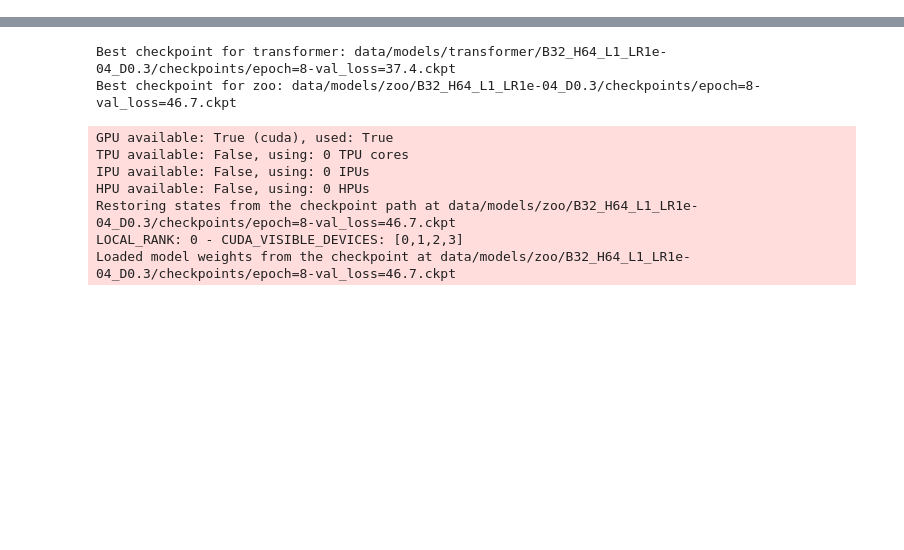
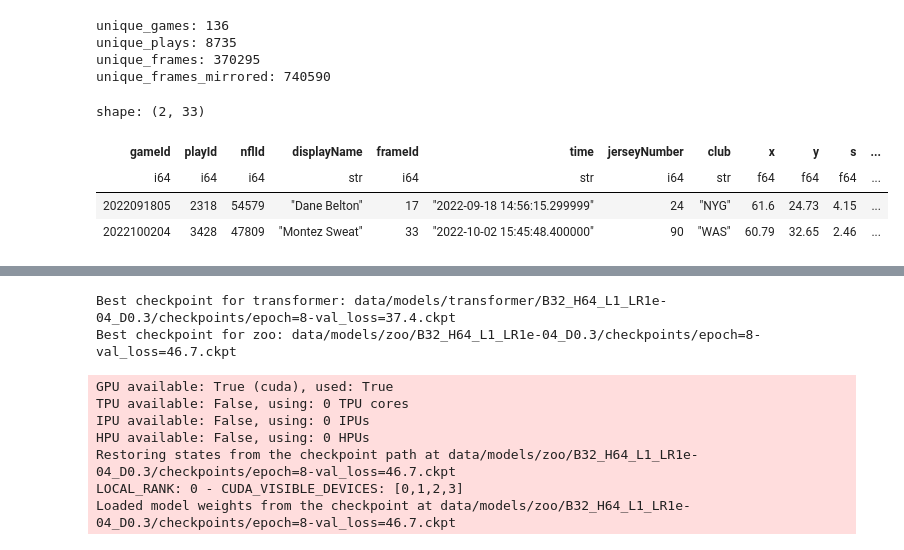
Before and after one commit to SumerSports/SportsTrackingTransformer, a Jupyter notebook: src/sandbox.ipynb, the cells around one changed output, grey strips where cells are left out. Saved outputs shown, nothing was run; the diff lists cells and outputs as text; code cells hidden in the pictures; blank space fills up the shorter version.

```diff
--- a/src/sandbox.ipynb
+++ b/src/sandbox.ipynb
@@ -5,0 +27,17 @@ os.chdir("../")
+# %%
+df = pl.read_parquet("data/split_prepped_data/train_features.parquet")
+print("unique_games:", df.select(['gameId']).n_unique())
+print("unique_plays:", df.select(['gameId', 'playId']).n_unique())
+print("unique_frames:", df.select(['gameId', 'playId', 'frameId']).n_unique())
+print("unique_frames_mirrored:", df.select(['gameId', 'playId', 'frameId', "mirrored"]).n_unique())
+df.sample(2)
+# %% [output]
+unique_games: 136
+unique_plays: 8735
+unique_frames: 370295
+unique_frames_mirrored: 740590
+shape: (2, 33)
+| gameId | playId | nflId | displayName | frameId | time | jerseyNumber | club | x | y | s | ... |
+| i64 | i64 | i64 | str | i64 | str | i64 | str | f64 | f64 | f64 | ... |
+| 2022091805 | 2318 | 54579 | "Dane Belton" | 17 | "2022-09-18 14:56:15.299999" | 24 | "NYG" | 61.6 | 24.73 | 4.15 | ... |
+| 2022100204 | 3428 | 47809 | "Montez Sweat" | 33 | "2022-10-02 15:45:48.400000" | 90 | "WAS" | 60.79 | 32.65 | 2.46 | ... |
```
Also changed, not shown: parts of 6 cells of this notebook, 17 other files.
